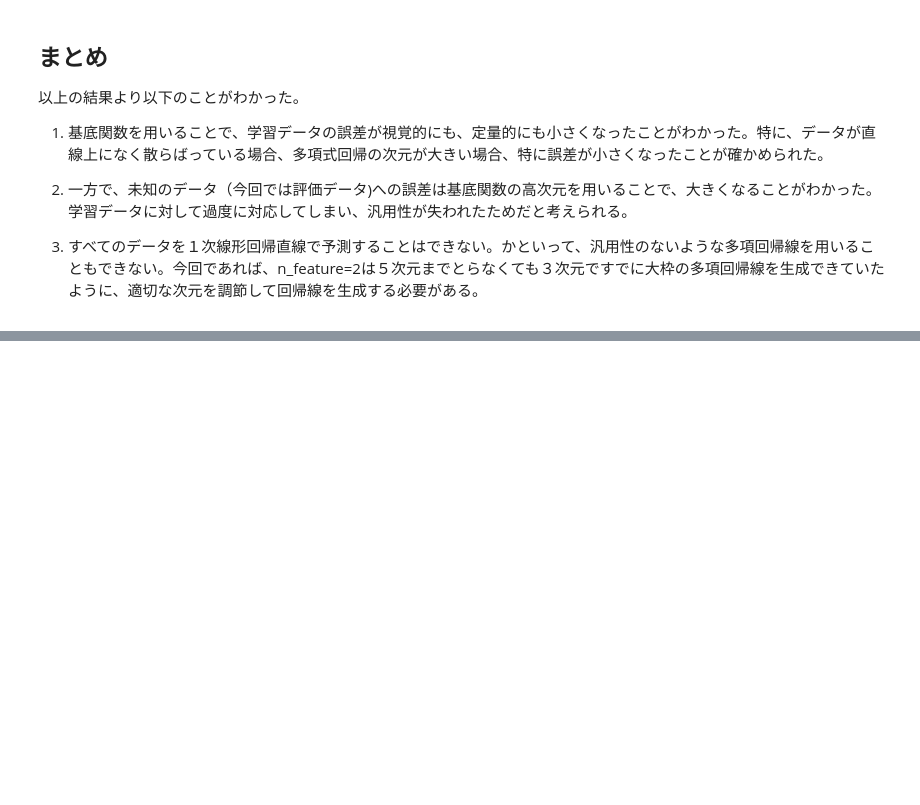
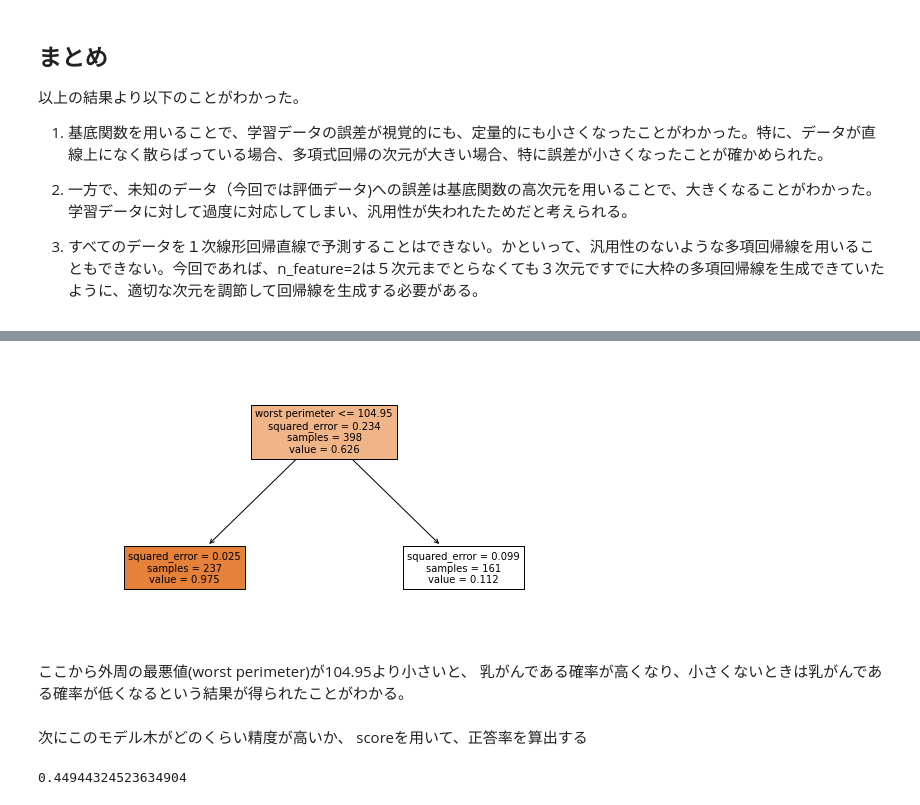
Before and after one commit to tyukei/AI, a Jupyter notebook: report1.ipynb, the cells around one changed output, grey strips where cells are left out. Saved outputs shown, nothing was run; the diff lists cells and outputs as text; code cells hidden in the pictures; blank space fills up the shorter version.

```diff
--- a/report1.ipynb
+++ b/report1.ipynb
@@ -419,0 +439,5 @@ n_feature=2だけでなく、n_feature=3も同様に、
+# %%
+breast = load_breast_cancer()
+X = breast.data
+y = breast.target
+print(breast.DESCR)
@@ -419,0 +525,4 @@ n_feature=2だけでなく、n_feature=3も同様に、
+# %%
+rt = DecisionTreeRegressor(max_depth = 1) # モデル木の実装
+train_x, test_x, train_y, test_y = train_test_split(X,y,test_size=0.3,random_state=1) # 学習データと評価データに分割(hold-out法)
+rt.fit(train_x, train_y) # 学習の実装
@@ -419,0 +547,16 @@ n_feature=2だけでなく、n_feature=3も同様に、
+# %%
+plt.figure(figsize=(10,5)) # 画像サイズ
+plot_tree(rt, filled=True, feature_names=breast.feature_names, fontsize=10)
+plt.show()
+# %% [output]
+[figure, added]
+# %% [markdown]
+ここから外周の最悪値(worst perimeter)が104.95より小さいと、
+乳がんである確率が高くなり、小さくないときは乳がんである確率が低くなるという結果が得られたことがわかる。
+# %% [markdown]
+次にこのモデル木がどのくらい精度が高いか、
+scoreを用いて、正答率を算出する
+# %%
+rt.score(test_x,test_y)
+# %% [output]
+0.44944324523634904
```
Also changed, not shown: parts of 20 cells of this notebook.
